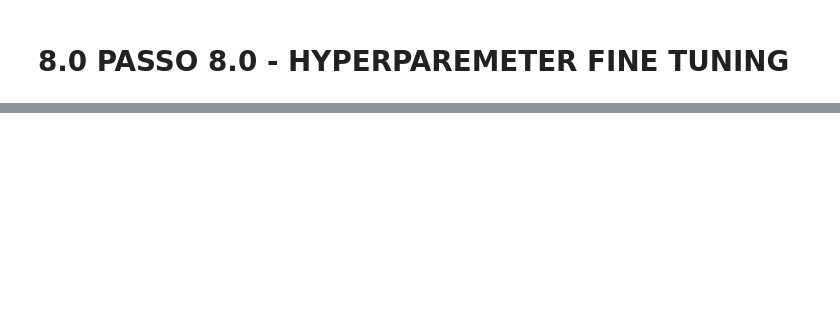
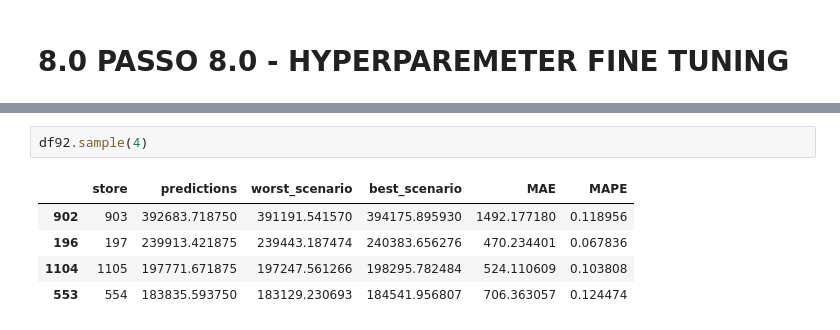
Before and after one commit to elielsantospaes/DS_em_Producao, a Jupyter notebook: Módulo_9_v1_store_sales_prediction.ipynb, the cells around one changed output, grey strips where cells are left out. Drawn from its saved outputs; the diff is of its cells as text; blank space fills up the shorter version.

```diff
--- a/Módulo_9_v1_store_sales_prediction.ipynb
+++ b/Módulo_9_v1_store_sales_prediction.ipynb
@@ -1199,0 +1304,8 @@ xgb_result_tuned
+# %%
+df92.sample(4)
+# %% [output]
+|  | store | predictions | worst_scenario | best_scenario | MAE | MAPE |
+| 902 | 903 | 392683.718750 | 391191.541570 | 394175.895930 | 1492.177180 | 0.118956 |
+| 196 | 197 | 239913.421875 | 239443.187474 | 240383.656276 | 470.234401 | 0.067836 |
+| 1104 | 1105 | 197771.671875 | 197247.561266 | 198295.782484 | 524.110609 | 0.103808 |
+| 553 | 554 | 183835.593750 | 183129.230693 | 184541.956807 | 706.363057 | 0.124474 |
```
Also changed, not shown: parts of 59 cells of this notebook, 6 other files.
